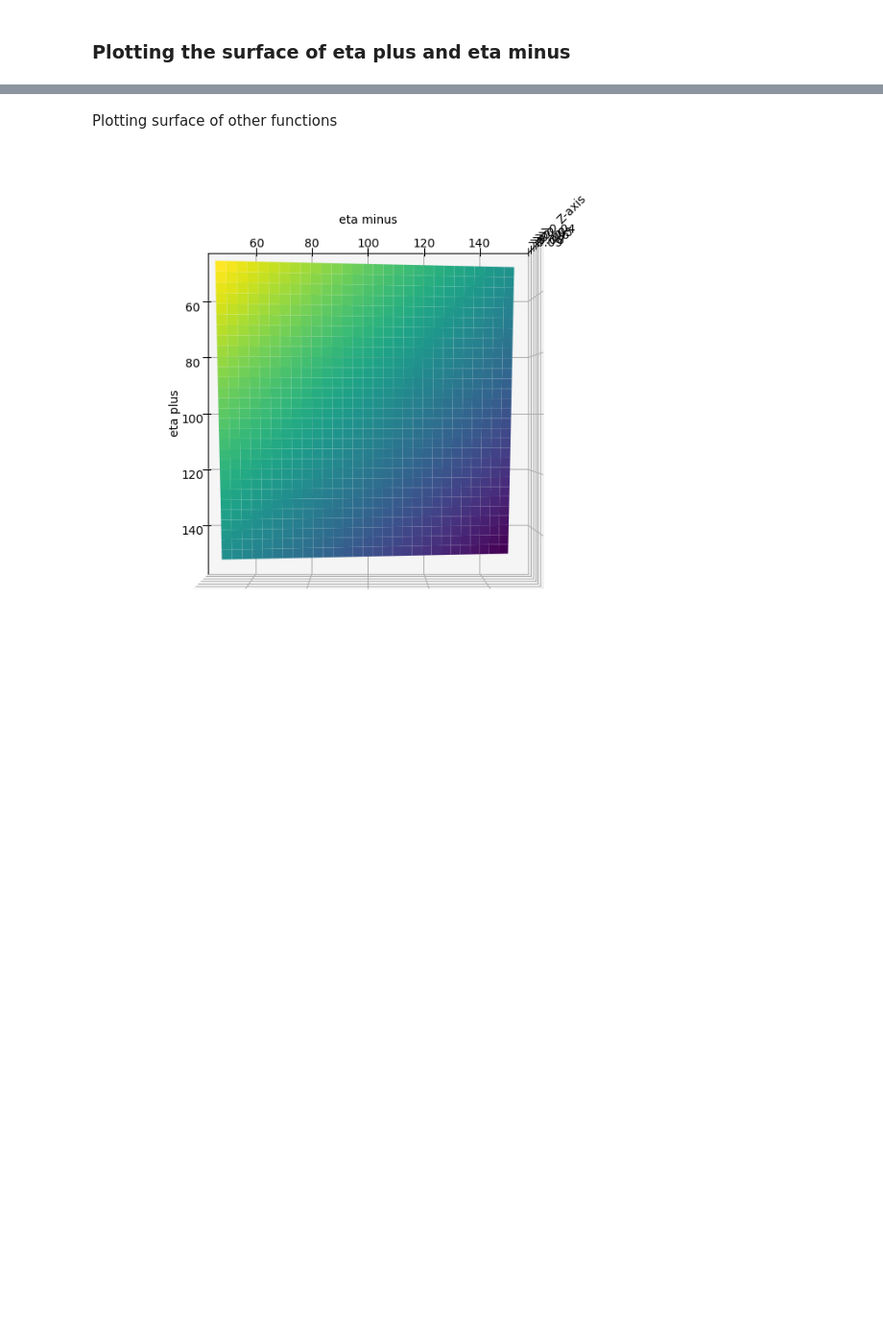
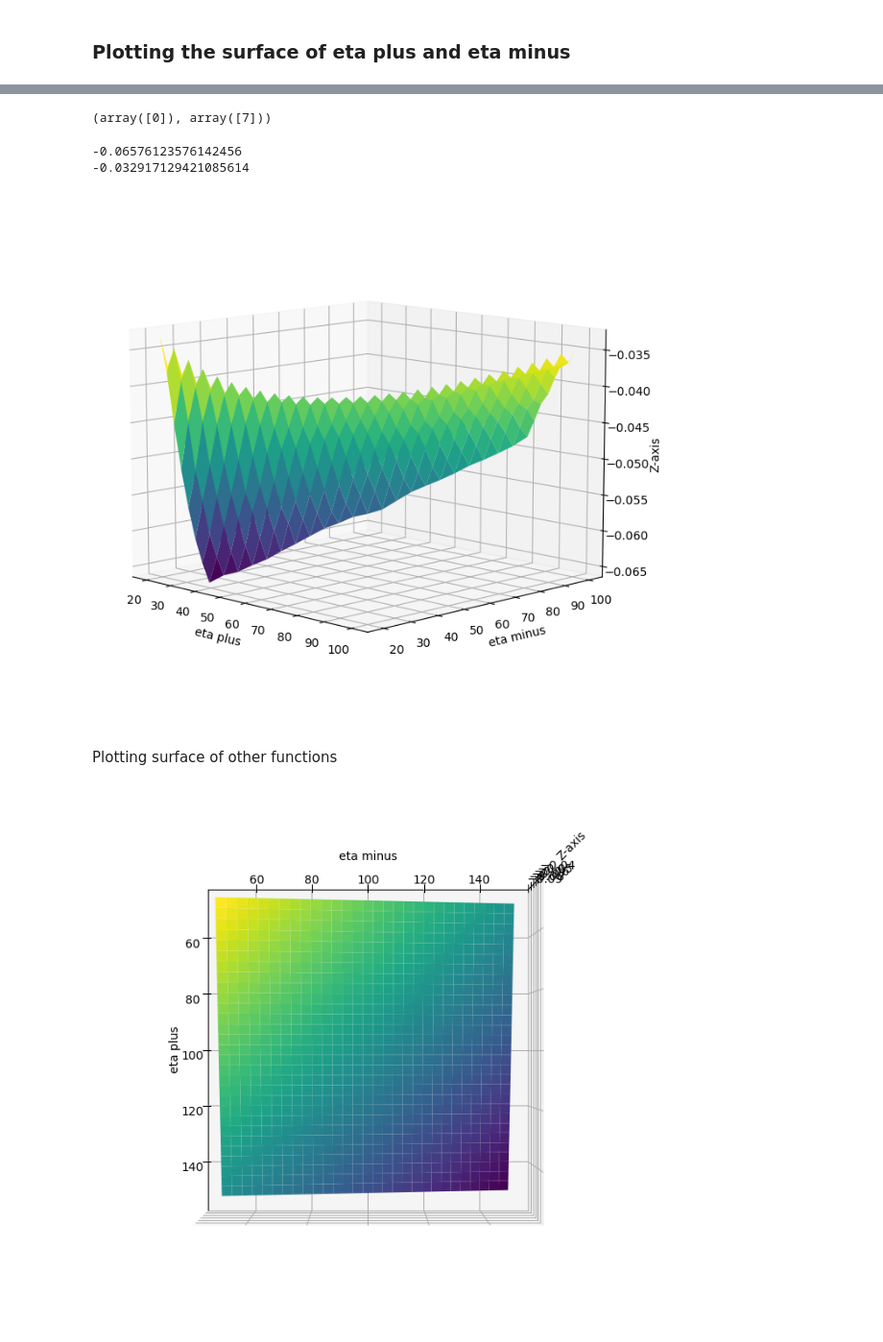
Before and after one commit to cavallofederico/marketmaking, a Jupyter notebook: alpha_signals/likelihood.ipynb, the cells around one changed output, grey strips where cells are left out. Shown at 96% size. Drawn from its saved outputs; the diff is of its cells as text; code cells hidden in the pictures; blank space fills up the shorter version.

```diff
--- a/alpha_signals/likelihood.ipynb
+++ b/alpha_signals/likelihood.ipynb
@@ -582,3 +664,31 @@ plt.show()
+# %%
+z_min = np.nanmin(z)
+x_min,y_min = np.where(z==z_min)
+x_min,y_min
+# %% [output]
+(array([0]), array([7]))
+# %%
+# Plot the surface
+z_min, z_max = np.nanmin(z), np.nanmax(z)
+print(z_min)
+print(z_max)
+fig = plt.figure(figsize=(12, 8))
+ax = fig.add_subplot(111, projection='3d')
+ax.plot_surface(x, y, z, cmap='viridis')
+ax.view_init(elev=10, azim=-45)
+# Add labels
+ax.set_xlabel('eta plus')
+ax.set_ylabel('eta minus')
+ax.set_zlabel('Z-axis')
+
+# ax.scatter(x_min, y_min, z_min, color='red', marker='o', s=100, label='Minimum Point')
+
+# Show the plot
+plt.show()
+# %% [output]
+-0.06576123576142456
+-0.032917129421085614
+[figure, added]
 # %% [markdown]
 Plotting surface of other functions
 # %%
```
Also changed, not shown: parts of 10 cells of this notebook.
